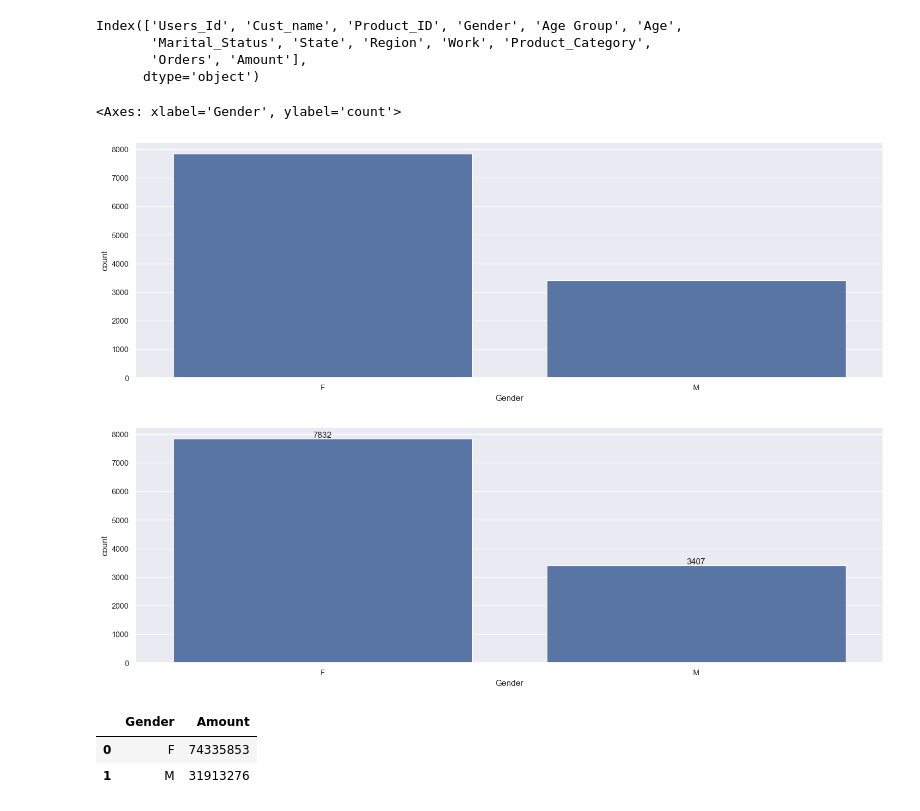
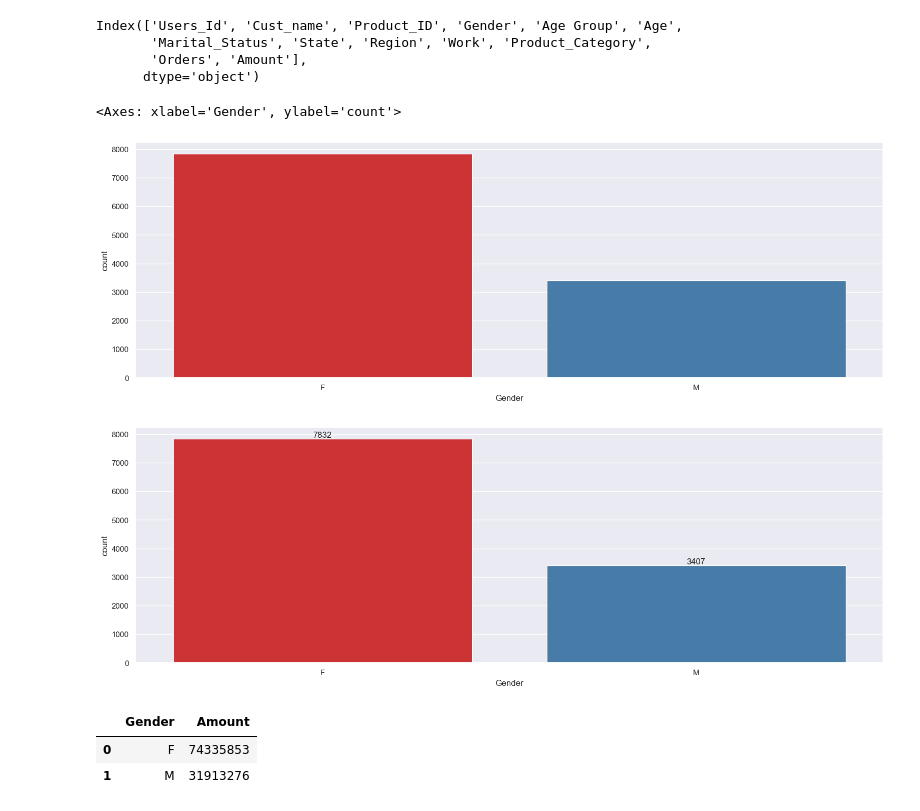
Before and after one commit to kannanLevi32/Data-Analysis, a Jupyter notebook: Analyse Data Sets.ipynb, the cells around one changed output. Cells and saved outputs as stored; diff of their text form; code cells hidden in the pictures.

```diff
--- a/Analyse Data Sets.ipynb
+++ b/Analyse Data Sets.ipynb
@@ -324,17 +324,17 @@ Index(['Users_Id', 'Cust_name', 'Product_ID', 'Gender', 'Age Group', 'Age',
        'Orders', 'Amount'],
       dtype='object')
 # %%
-sns.countplot(x = 'Gender',data = df)
+sns.countplot(x = 'Gender',hue = 'Gender',palette = 'Set1',data = df)
 # %% [output]
 <Axes: xlabel='Gender', ylabel='count'>
-[figure, old version]
+[figure, new version]
 # %%
-Ks = sns.countplot(x = 'Gender',data = df)
+Ks = sns.countplot(x = 'Gender',hue = 'Gender',palette = 'Set1',data = df)
 
 for bars in Ks.containers:
     Ks.bar_label(bars)
 # %% [output]
-[figure, old version]
+[figure, new version]
 # %%
 # Grouping and Sum The Specific Column And sort The Values In Descending
 df.groupby(['Gender'], as_index = False)['Amount'].sum().sort_values(by = 'Amount', ascending = False)
```
